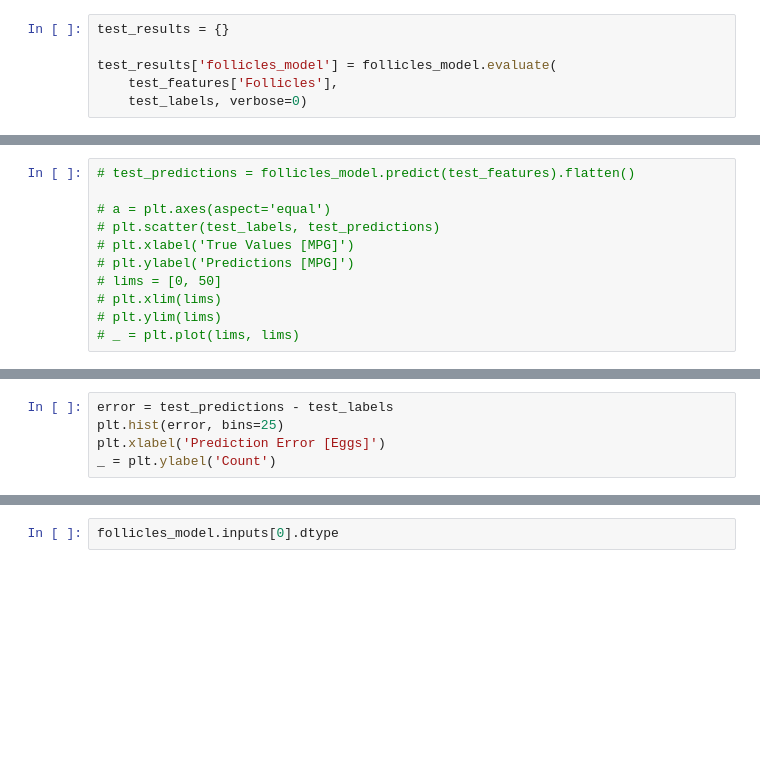
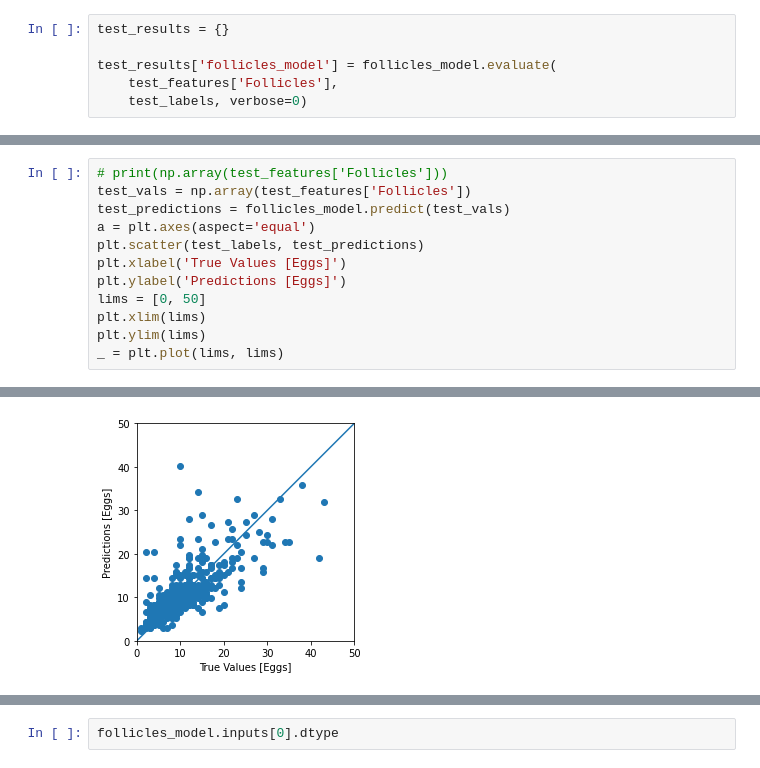
Before and after one commit to jcheso/juno-ivf, a Jupyter notebook: api/src/services/model.ipynb, the cells around one changed output, grey strips where cells are left out. Drawn from its saved outputs; the diff is of its cells as text; blank space fills up the shorter version.

```diff
--- a/api/src/services/model.ipynb
+++ b/api/src/services/model.ipynb
@@ -144,12 +151,13 @@ pd.DataFrame(test_results, index=['Mean absolute error [Eggs]'])
 # %%
-# test_predictions = follicles_model.predict(test_features).flatten()
-
-# a = plt.axes(aspect='equal')
-# plt.scatter(test_labels, test_predictions)
-# plt.xlabel('True Values [MPG]')
-# plt.ylabel('Predictions [MPG]')
-# lims = [0, 50]
-# plt.xlim(lims)
-# plt.ylim(lims)
-# _ = plt.plot(lims, lims)
+# print(np.array(test_features['Follicles']))
+test_vals = np.array(test_features['Follicles'])
+test_predictions = follicles_model.predict(test_vals)
+a = plt.axes(aspect='equal')
+plt.scatter(test_labels, test_predictions)
+plt.xlabel('True Values [Eggs]')
+plt.ylabel('Predictions [Eggs]')
+lims = [0, 50]
+plt.xlim(lims)
+plt.ylim(lims)
+_ = plt.plot(lims, lims)
 # %% [output]
@@ -160,7 +165,3 @@ ValueError: in user code:
+[figure, added]
-# %%
-error = test_predictions - test_labels
-plt.hist(error, bins=25)
-plt.xlabel('Prediction Error [Eggs]')
-_ = plt.ylabel('Count')
 # %%
 tfjs.converters.save_keras_model(follicles_model, './eggPredictionModel')
```
Also changed, not shown: parts of 25 cells of this notebook, 4 other files.
